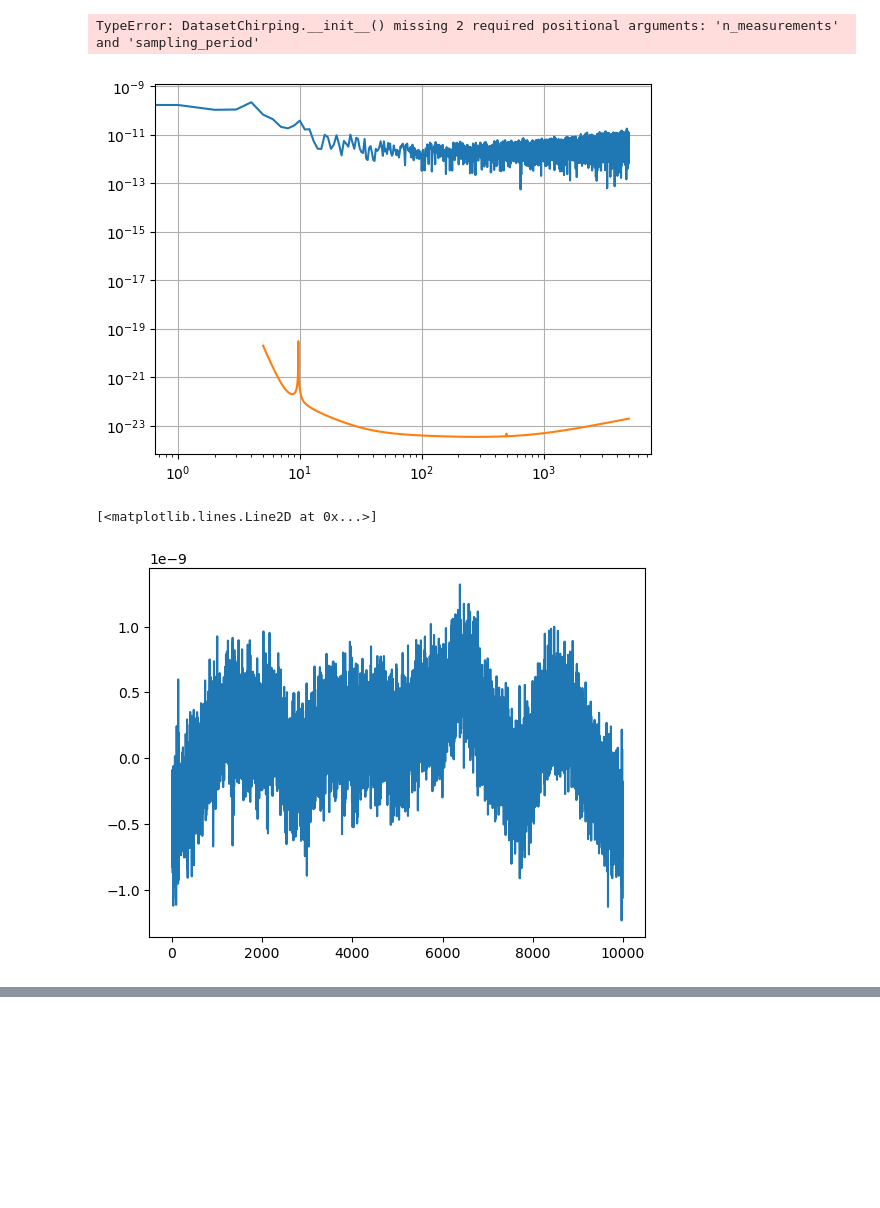
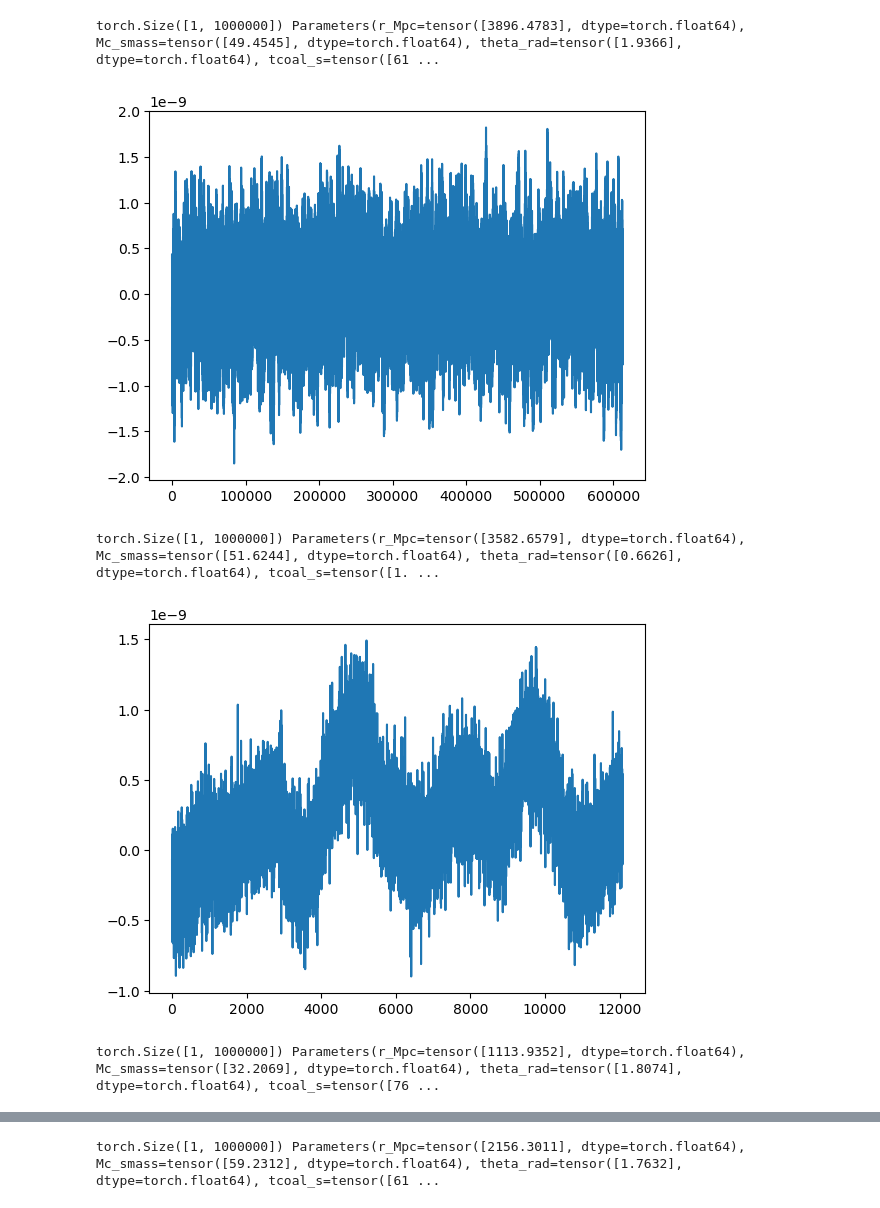
Before and after one commit to davidesartor/MLGW, a Jupyter notebook: testing.ipynb, the cells around one changed output, grey strips where cells are left out. Saved outputs shown, nothing was run; the diff lists cells and outputs as text; code cells hidden in the pictures; blank space fills up the shorter version.

```diff
--- a/testing.ipynb
+++ b/testing.ipynb
@@ -3,30 +3,19 @@ import dataset
 import numpy as np
 import matplotlib.pyplot as plt
 import torch
-# %%
-dataset.DatasetChirping()
-
-loader = torch.utils.data.DataLoader(, batch_size=4, shuffle=True, num_workers=2)
-# %% [output]
-TypeError: DatasetChirping.__init__() missing 2 required positional arguments: 'n_measurements' and 'sampling_period'
-# %%
-# Number of sample points
-N = 10000
-# sample spacing
-T = 1.0 / 10000.0
-
-frequencies, psds = np.loadtxt("LIGOL_noise.txt", dtype="double", unpack=True)
-noise_signal = noise.generate(T, N, colour=noise.LIGOL())
-
-yf = np.fft.fft(noise_signal)
-xf = np.fft.fftfreq(N, T)[: N // 2]
-plt.loglog(xf, 2.0 / N * np.abs(yf[0 : N // 2]))
-plt.loglog(frequencies, psds)
-
-plt.grid()
-plt.show()
-plt.plot(noise_signal)
-# %% [output]
-[figure, removed]
-[<matplotlib.lines.Line2D at 0x...>]
-[figure, removed]
+# %%
+N = 1_000_000
+T = 1.0 / 10000.0
+ds = dataset.DatasetChirping(N, T, examples_per_epoch=8)
+loader = torch.utils.data.DataLoader(ds, batch_size=1, num_workers=8, pin_memory=True)
+# %%
+for b, l in loader:
+    print(b.shape, l)
+    plt.plot(b[0])
+    plt.show()
+# %% [output]
+torch.Size([1, 1000000]) Parameters(r_Mpc=tensor([3896.4783], dtype=torch.float64), Mc_smass=tensor([49.4545], dtype=torch.float64), theta_rad=tensor([1.9366], dtype=torch.float64), tcoal_s=tensor([61 ...
+[figure, added]
+torch.Size([1, 1000000]) Parameters(r_Mpc=tensor([3582.6579], dtype=torch.float64), Mc_smass=tensor([51.6244], dtype=torch.float64), theta_rad=tensor([0.6626], dtype=torch.float64), tcoal_s=tensor([1. ...
+[figure, added]
+torch.Size([1, 1000000]) Parameters(r_Mpc=tensor([1113.9352], dtype=torch.float64), Mc_smass=tensor([32.2069], dtype=torch.float64), theta_rad=tensor([1.8074], dtype=torch.float64), tcoal_s=tensor([76 ...
@@ -32,0 +23 @@ plt.plot(noise_signal)
+torch.Size([1, 1000000]) Parameters(r_Mpc=tensor([2156.3011], dtype=torch.float64), Mc_smass=tensor([59.2312], dtype=torch.float64), theta_rad=tensor([1.7632], dtype=torch.float64), tcoal_s=tensor([61 ...
```
Also changed, not shown: parts of 1 cell of this notebook, 1 other file.
